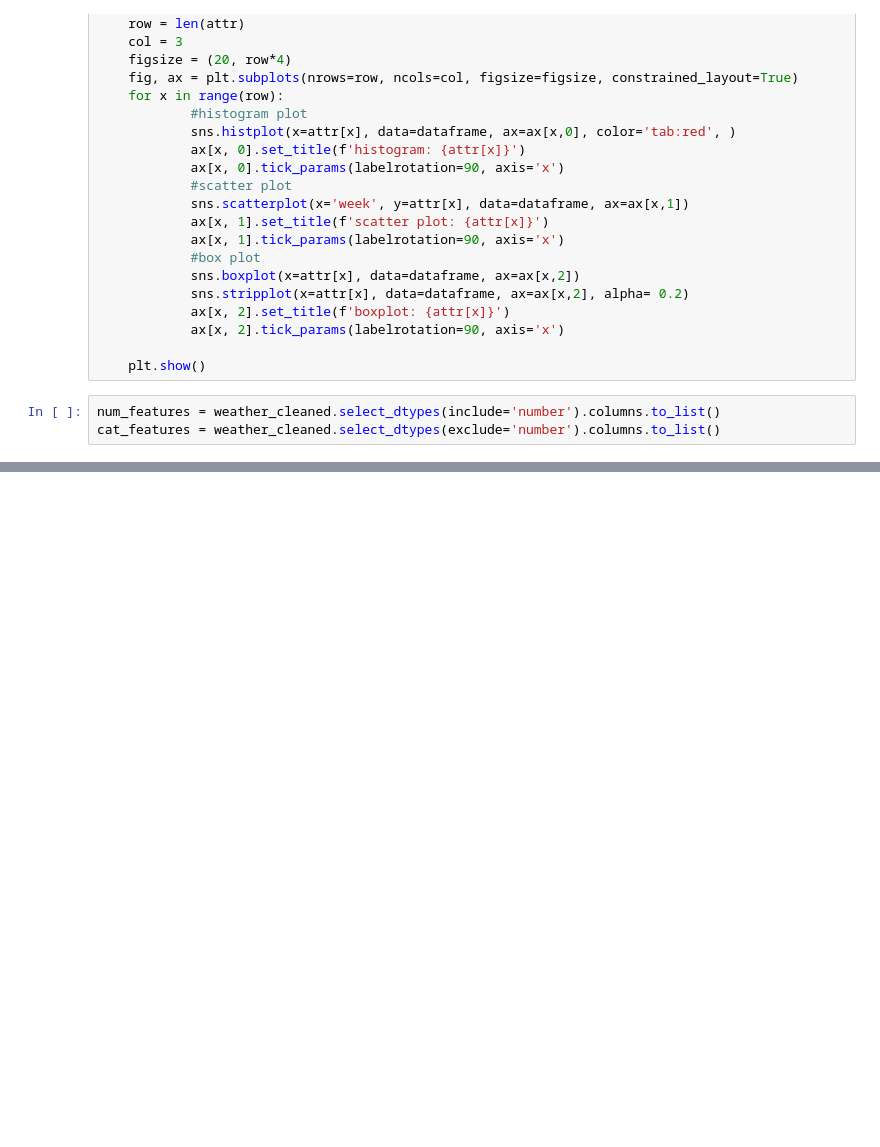
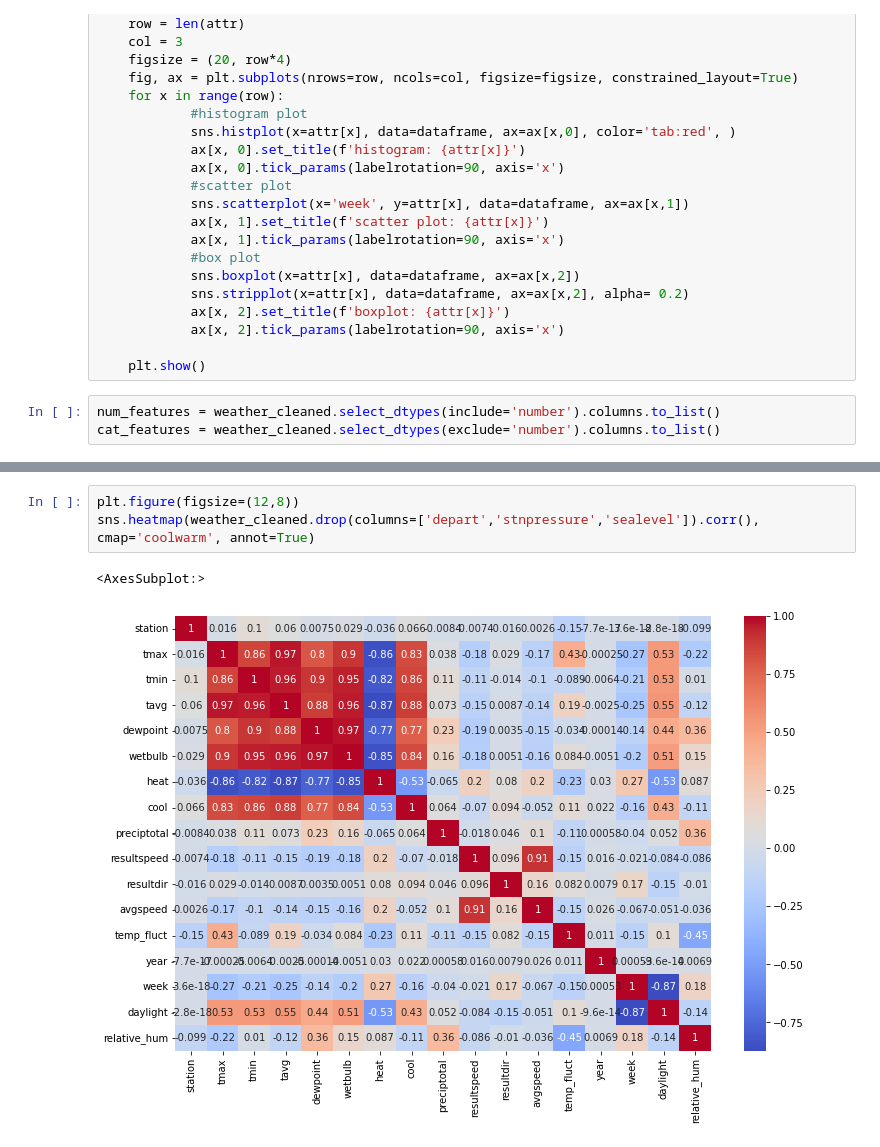
Before and after one commit to siowcm/project_4_west_nile_virus, a Jupyter notebook: code/EDA_feature_engineering.ipynb, the cells around one changed output, grey strips where cells are left out. Saved outputs shown, nothing was run; the diff lists cells and outputs as text; blank space fills up the shorter version.

```diff
--- a/code/EDA_feature_engineering.ipynb
+++ b/code/EDA_feature_engineering.ipynb
@@ -253,0 +250,6 @@ plot_func(weather_cleaned, num_features)
+# %%
+plt.figure(figsize=(12,8))
+sns.heatmap(weather_cleaned.drop(columns=['depart','stnpressure','sealevel']).corr(), cmap='coolwarm', annot=True)
+# %% [output]
+<AxesSubplot:>
+[figure, added]
```
Also changed, not shown: parts of 38 cells of this notebook, 1 other file.
